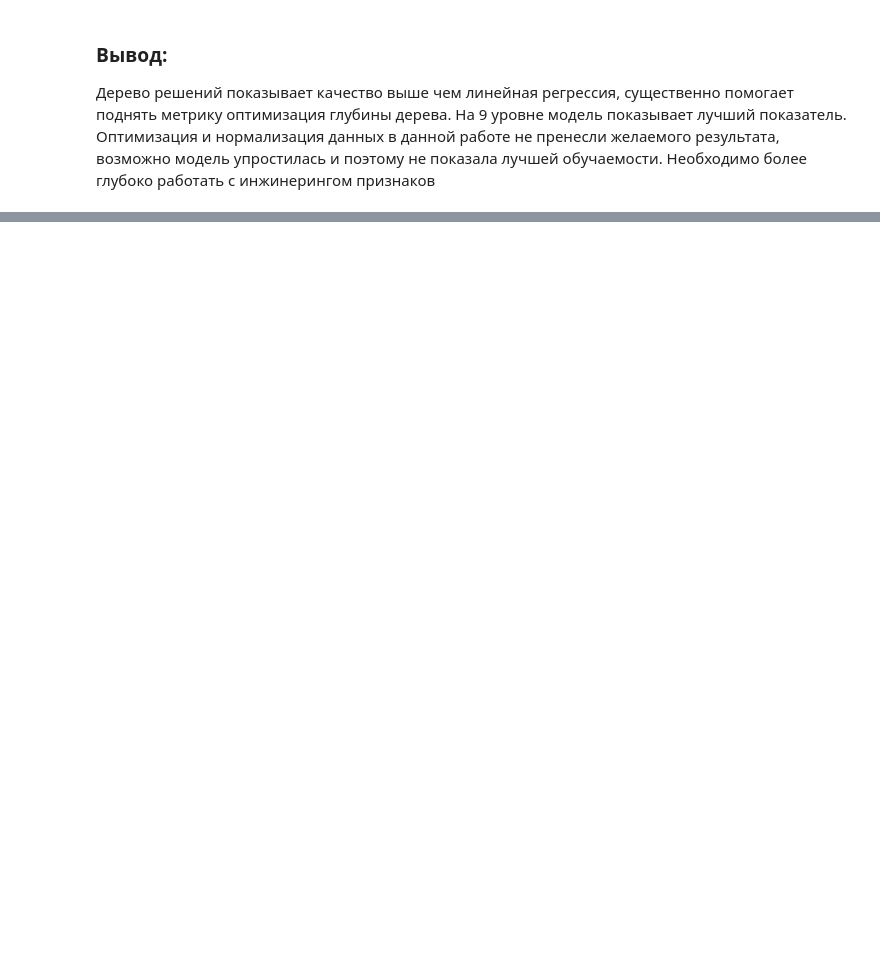
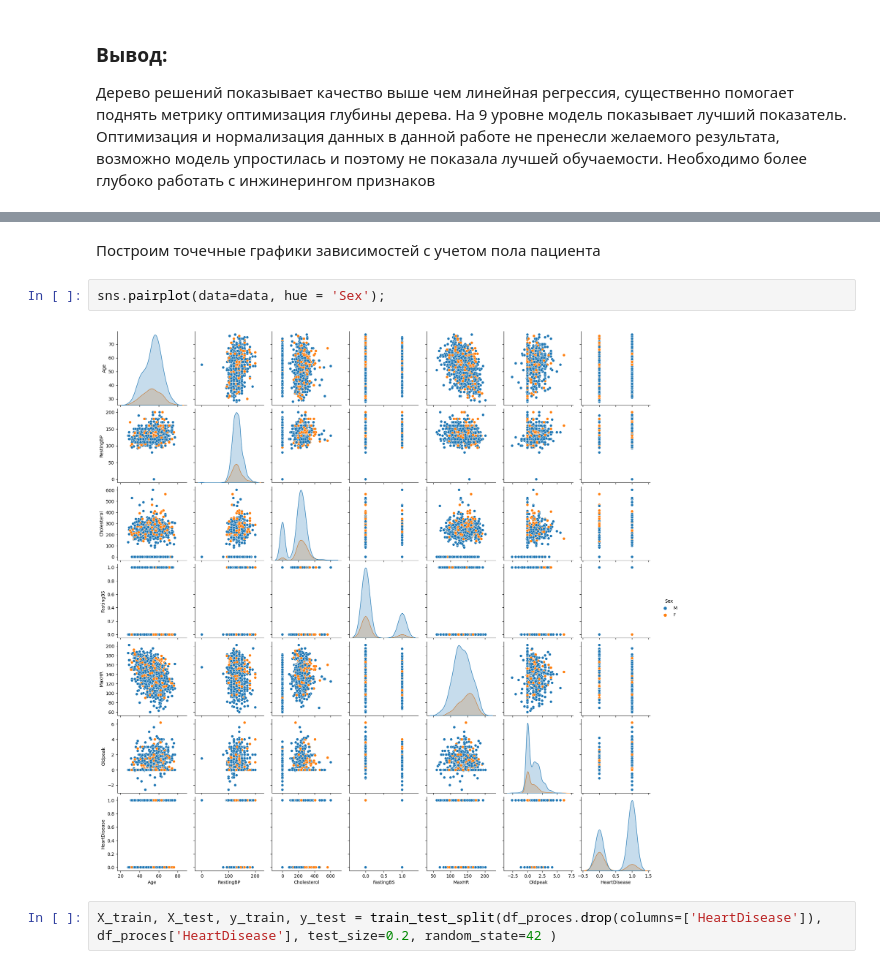
Before and after one commit to VyacheslavGusev/Machine_Lerning, a Jupyter notebook: ML_practice.ipynb, the cells around one changed output, grey strips where cells are left out. Cells and saved outputs as stored; diff of their text form; blank space fills up the shorter version.

```diff
--- a/ML_practice.ipynb
+++ b/ML_practice.ipynb
@@ -1840,0 +1976,8 @@ for i in list_depth:
+# %% [markdown]
+Построим точечные графики зависимостей с учетом пола пациента
+# %%
+sns.pairplot(data=data, hue = 'Sex');
+# %% [output]
+[figure, added]
+# %%
+X_train, X_test, y_train, y_test = train_test_split(df_proces.drop(columns=['HeartDisease']), df_proces['HeartDisease'], test_size=0.2, random_state=42 )
```
Also changed, not shown: parts of 76 cells of this notebook, 2 other files.
